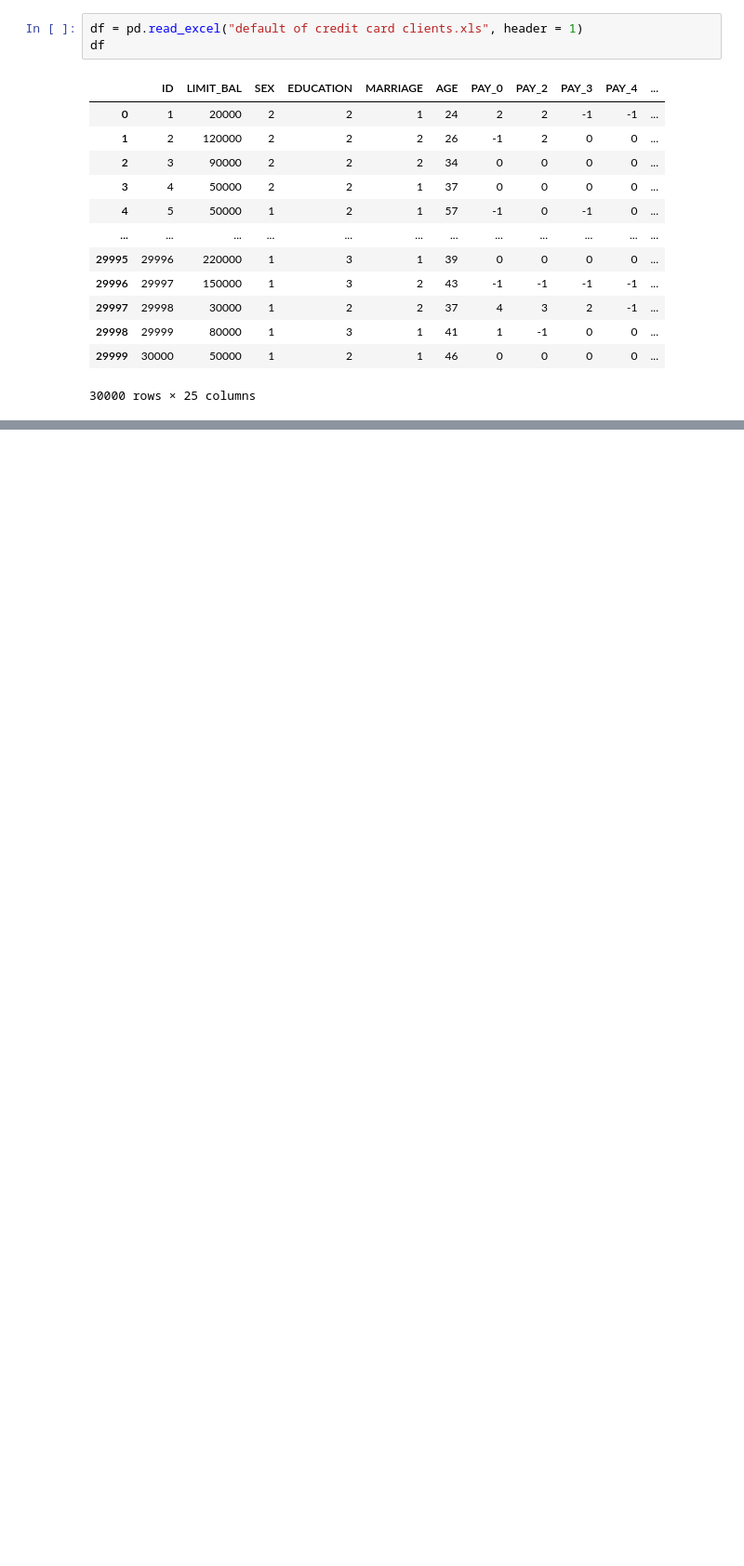
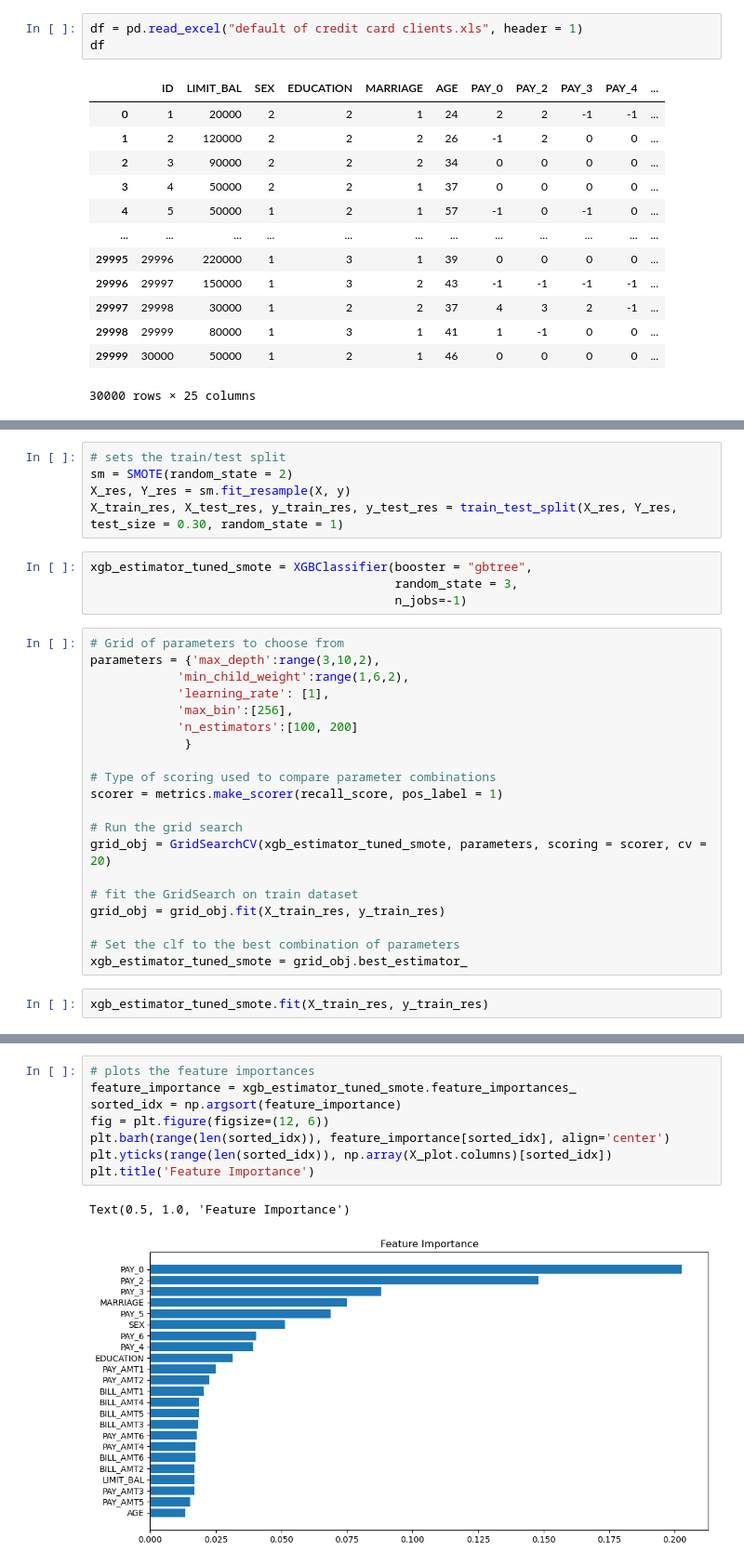
Before and after one commit to Responsible-Lenders/credit-default, a Jupyter notebook: responsible_lending_sandbox.ipynb, the cells around one changed output, grey strips where cells are left out. Shown: that part at 93% size. Saved outputs shown, nothing was run; the diff lists cells and outputs as text; blank space fills up the shorter version.

```diff
--- a/responsible_lending_sandbox.ipynb
+++ b/responsible_lending_sandbox.ipynb
@@ -181,0 +194,31 @@ The training false positive rate is 0.0549
+# %%
+# sets the train/test split
+sm = SMOTE(random_state = 2)
+X_res, Y_res = sm.fit_resample(X, y)
+X_train_res, X_test_res, y_train_res, y_test_res = train_test_split(X_res, Y_res, test_size = 0.30, random_state = 1)
+# %%
+xgb_estimator_tuned_smote = XGBClassifier(booster = "gbtree",
+                                          random_state = 3,
+                                          n_jobs=-1)
+# %%
+# Grid of parameters to choose from
+parameters = {'max_depth':range(3,10,2),
+            'min_child_weight':range(1,6,2),
+            'learning_rate': [1],
+            'max_bin':[256],
+            'n_estimators':[100, 200]
+             }
+
+# Type of scoring used to compare parameter combinations
+scorer = metrics.make_scorer(recall_score, pos_label = 1)
+
+# Run the grid search
+grid_obj = GridSearchCV(xgb_estimator_tuned_smote, parameters, scoring = scorer, cv = 20)
+
+# fit the GridSearch on train dataset
+grid_obj = grid_obj.fit(X_train_res, y_train_res)
+
+# Set the clf to the best combination of parameters
+xgb_estimator_tuned_smote = grid_obj.best_estimator_
+# %%
+xgb_estimator_tuned_smote.fit(X_train_res, y_train_res)
@@ -181,0 +265,11 @@ The training false positive rate is 0.0549
+# %%
+# plots the feature importances
+feature_importance = xgb_estimator_tuned_smote.feature_importances_
+sorted_idx = np.argsort(feature_importance)
+fig = plt.figure(figsize=(12, 6))
+plt.barh(range(len(sorted_idx)), feature_importance[sorted_idx], align='center')
+plt.yticks(range(len(sorted_idx)), np.array(X_plot.columns)[sorted_idx])
+plt.title('Feature Importance')
+# %% [output]
+Text(0.5, 1.0, 'Feature Importance')
+[figure, added]
```
Also changed, not shown: parts of 36 cells of this notebook.
